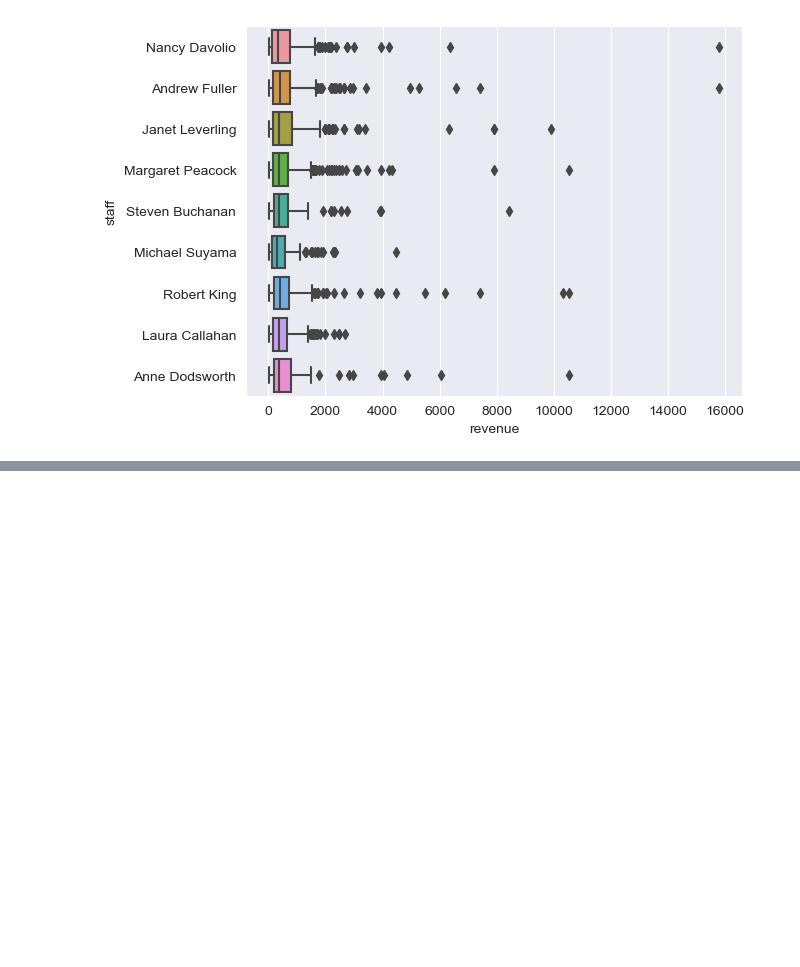
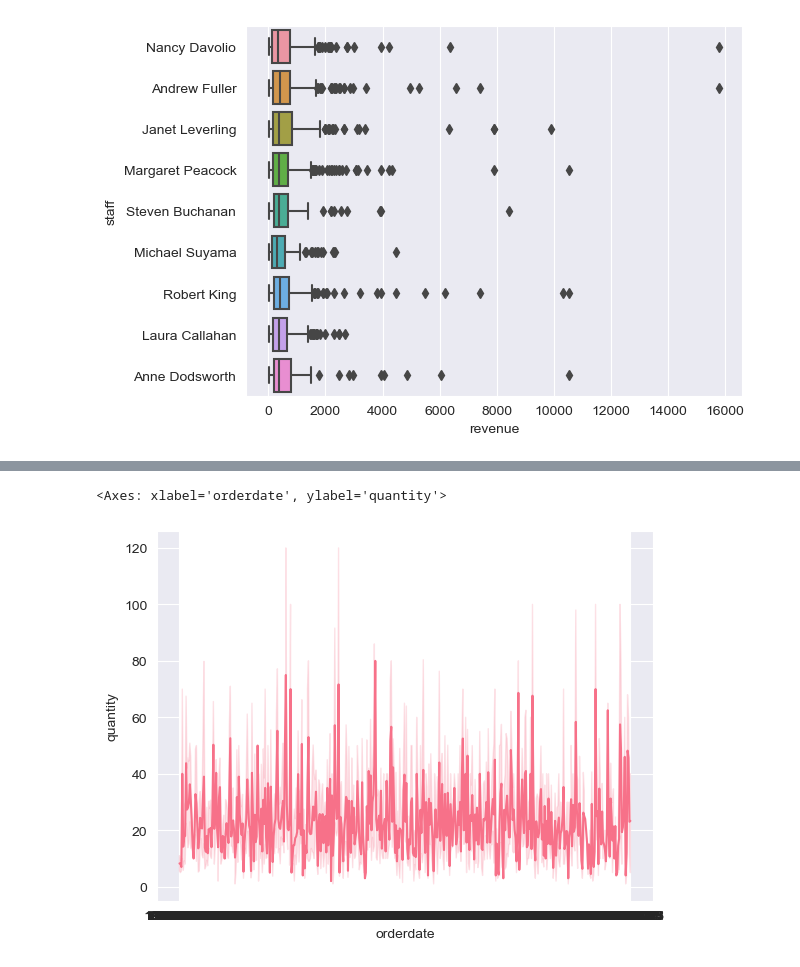
Before and after one commit to Muyiiwaa/learn-EDA, a Jupyter notebook: data-viz.ipynb, the cells around one changed output, grey strips where cells are left out. Cells and saved outputs as stored; diff of their text form; code cells hidden in the pictures; blank space fills up the shorter version.

```diff
--- a/data-viz.ipynb
+++ b/data-viz.ipynb
@@ -80,0 +90,7 @@ px.box(data_frame=orders_df, x = 'shipper', y = 'unitprice',
+# %%
+# line chart
+
+sns.lineplot(data = orders_df,  x = 'orderdate', y = 'quantity')
+# %% [output]
+<Axes: xlabel='orderdate', ylabel='quantity'>
+[figure, added]
```
Also changed, not shown: parts of 4 cells of this notebook.
